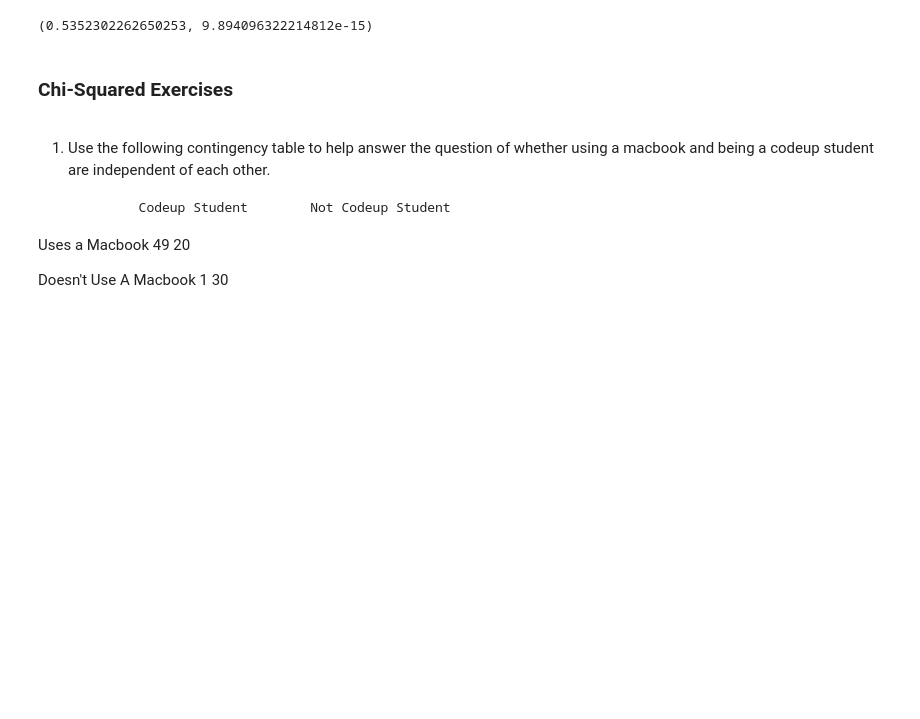
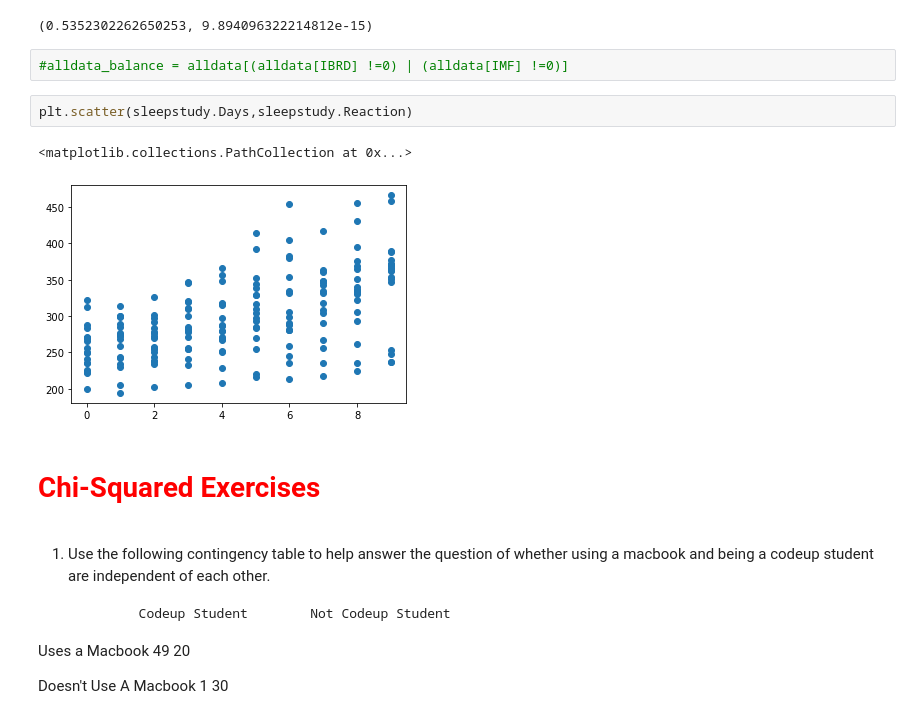
Before and after one commit to barbmarques/statistics-exercises, a Jupyter notebook: hypothesis_testing.ipynb, the cells around one changed output. Cells and saved outputs as stored; diff of their text form; blank space fills up the shorter version.

```diff
--- a/hypothesis_testing.ipynb
+++ b/hypothesis_testing.ipynb
@@ -422,8 +710,15 @@ corr, p = stats.pearsonr(x,y)
 corr, p
 # %% [output]
 (0.5352302262650253, 9.894096322214812e-15)
+# %%
+#alldata_balance = alldata[(alldata[IBRD] !=0) | (alldata[IMF] !=0)]
+# %%
+plt.scatter(sleepstudy.Days,sleepstudy.Reaction)
+# %% [output]
+<matplotlib.collections.PathCollection at 0x...>
+[figure, added]
 # %% [markdown]
-### Chi-Squared Exercises
+# <font color = 'red'>Chi-Squared Exercises<font color = 'black'>
 # %% [markdown]
 1.  Use the following contingency table to help answer the question of whether using a macbook and being a codeup student are independent of each other.
 
```
Also changed, not shown: parts of 46 cells of this notebook.
